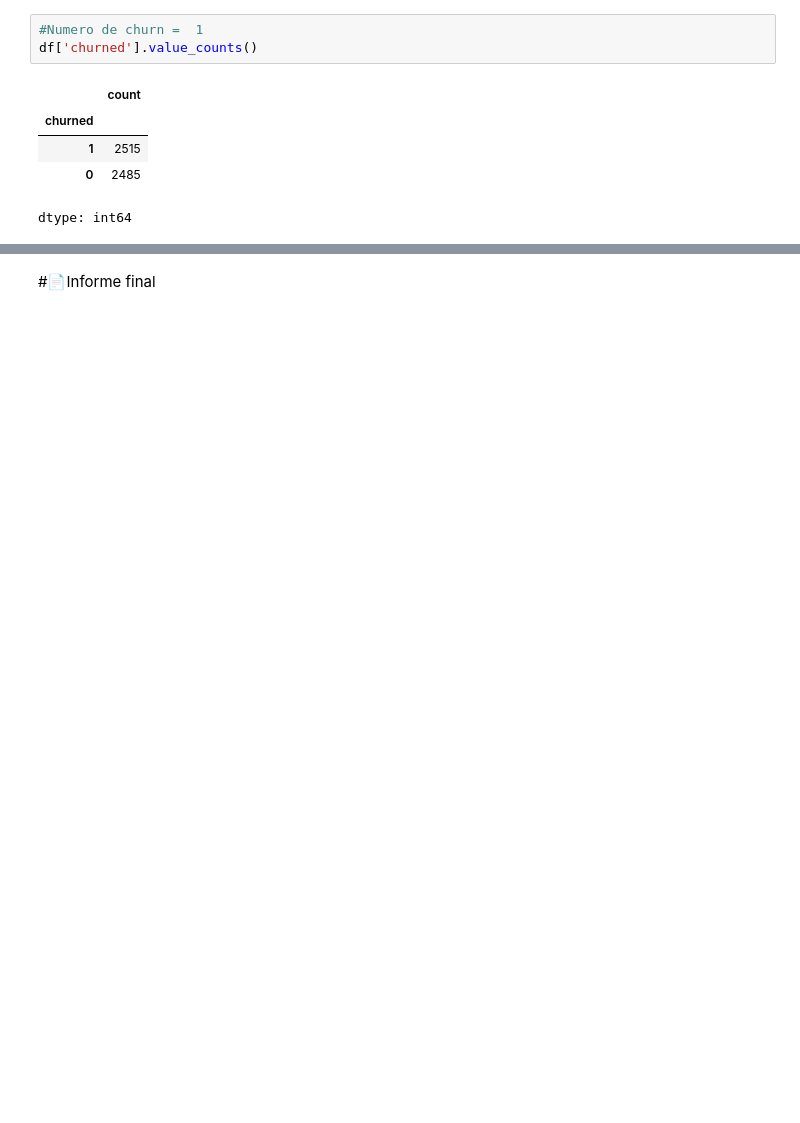
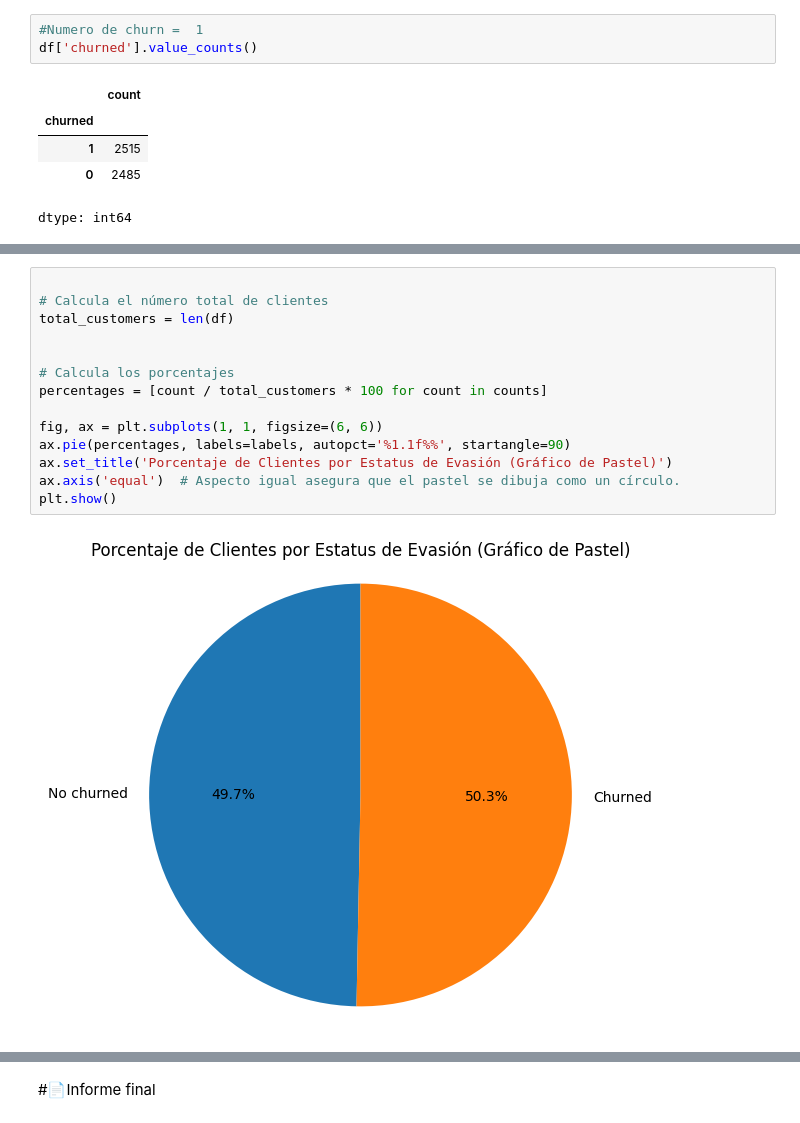
Before and after one commit to SebaDiezV/Hackaton_NoCountry_Equipo_65, a Jupyter notebook: Netflix_customer_churn.ipynb, the cells around one changed output, grey strips where cells are left out. Saved outputs shown, nothing was run; the diff lists cells and outputs as text; blank space fills up the shorter version.

```diff
--- a/Netflix_customer_churn.ipynb
+++ b/Netflix_customer_churn.ipynb
@@ -64,0 +192,16 @@ df.shape[0]
+# %%
+
+# Calcula el número total de clientes
+total_customers = len(df)
+
+
+# Calcula los porcentajes
+percentages = [count / total_customers * 100 for count in counts]
+
+fig, ax = plt.subplots(1, 1, figsize=(6, 6))
+ax.pie(percentages, labels=labels, autopct='%1.1f%%', startangle=90)
+ax.set_title('Porcentaje de Clientes por Estatus de Evasión (Gráfico de Pastel)')
+ax.axis('equal')  # Aspecto igual asegura que el pastel se dibuja como un círculo.
+plt.show()
+# %% [output]
+[figure, added]
```
Also changed, not shown: parts of 43 cells of this notebook.
